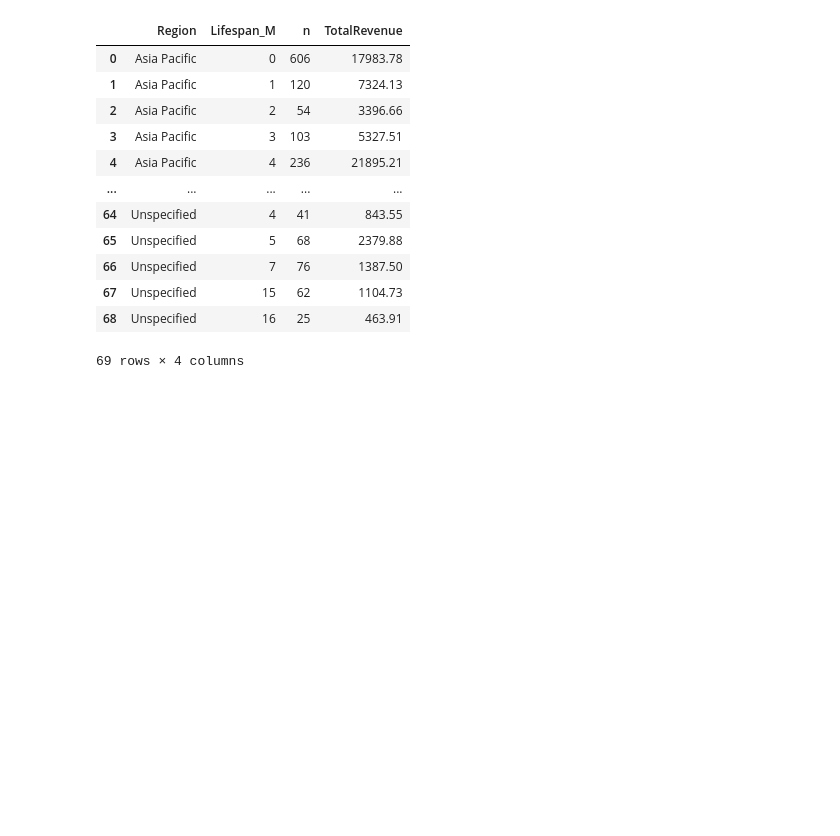
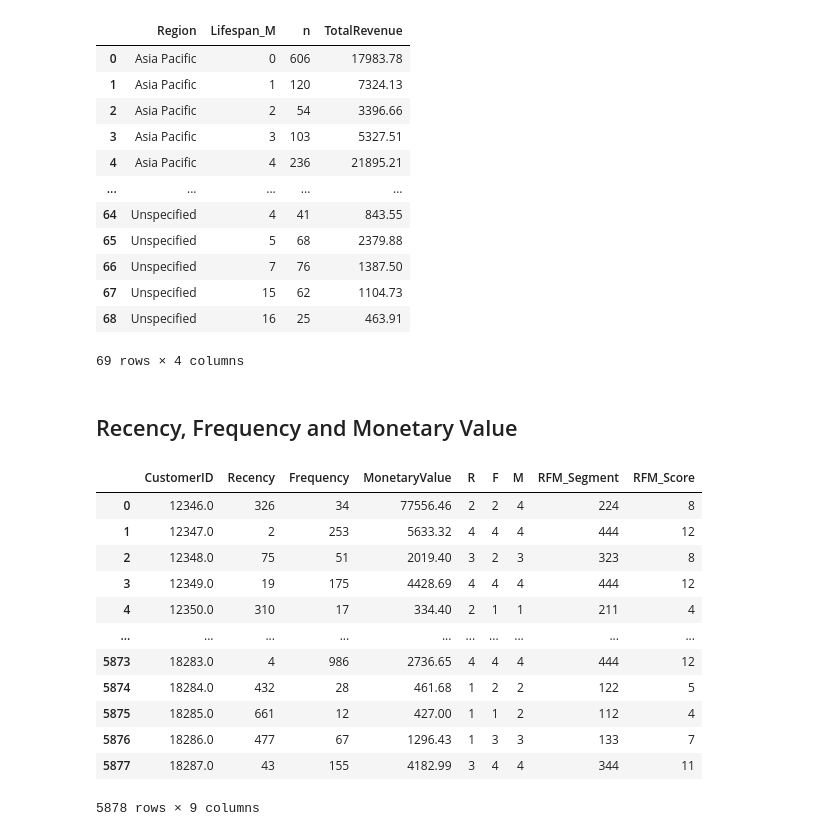
Before and after one commit to antobzzll/antobzzll.github.io, a Jupyter notebook: posts/online-retail-customer-segmentation/index.ipynb, the cells around one changed output. Cells and saved outputs as stored; diff of their text form; code cells hidden in the pictures; blank space fills up the shorter version.

```diff
--- a/posts/cohort-analysis/index.ipynb
+++ b/posts/online-retail-customer-segmentation/index.ipynb
@@ -182,3 +164,39 @@ grouped_r
 | 67 | Unspecified | 15 | 62 | 1104.73 |
 | 68 | Unspecified | 16 | 25 | 463.91 |
 69 rows × 4 columns
+# %% [markdown]
+## Recency, Frequency and Monetary Value
+# %%
+snapshot_date = df['InvoiceDate'].max() + datetime.timedelta(days=1)
+
+datamart = df.groupby('CustomerID').agg(
+    Recency=('InvoiceDate', lambda x: (snapshot_date - x.max()).days),
+    Frequency=('Invoice', 'count'),
+    MonetaryValue=('Amount', 'sum')
+).reset_index()
+
+datamart['R'] = pd.qcut(datamart['Recency'], q=4, labels=range(4, 0, -1))
+datamart['F'] = pd.qcut(datamart['Frequency'], q=4, labels=range(1,5))
+datamart['M'] = pd.qcut(datamart['MonetaryValue'], q=4, labels=range(1,5))
+datamart['RFM_Segment'] = datamart.apply(
+    lambda row:
+        str(row['R'].astype(int)) +
+        str(row['F'].astype(int)) +
+        str(row['M'].astype(int)),
+        axis=1)
+datamart['RFM_Score'] = datamart[['R', 'F', 'M']].sum(axis=1)
+datamart
+# %% [output]
+|  | CustomerID | Recency | Frequency | MonetaryValue | R | F | M | RFM_Segment | RFM_Score |
+| 0 | 12346.0 | 326 | 34 | 77556.46 | 2 | 2 | 4 | 224 | 8 |
+| 1 | 12347.0 | 2 | 253 | 5633.32 | 4 | 4 | 4 | 444 | 12 |
+| 2 | 12348.0 | 75 | 51 | 2019.40 | 3 | 2 | 3 | 323 | 8 |
+| 3 | 12349.0 | 19 | 175 | 4428.69 | 4 | 4 | 4 | 444 | 12 |
+| 4 | 12350.0 | 310 | 17 | 334.40 | 2 | 1 | 1 | 211 | 4 |
+| ... | ... | ... | ... | ... | ... | ... | ... | ... | ... |
+| 5873 | 18283.0 | 4 | 986 | 2736.65 | 4 | 4 | 4 | 444 | 12 |
+| 5874 | 18284.0 | 432 | 28 | 461.68 | 1 | 2 | 2 | 122 | 5 |
+| 5875 | 18285.0 | 661 | 12 | 427.00 | 1 | 1 | 2 | 112 | 4 |
+| 5876 | 18286.0 | 477 | 67 | 1296.43 | 1 | 3 | 3 | 133 | 7 |
+| 5877 | 18287.0 | 43 | 155 | 4182.99 | 3 | 4 | 4 | 344 | 11 |
+5878 rows × 9 columns
```
Also changed, not shown: parts of 7 cells of this notebook.
